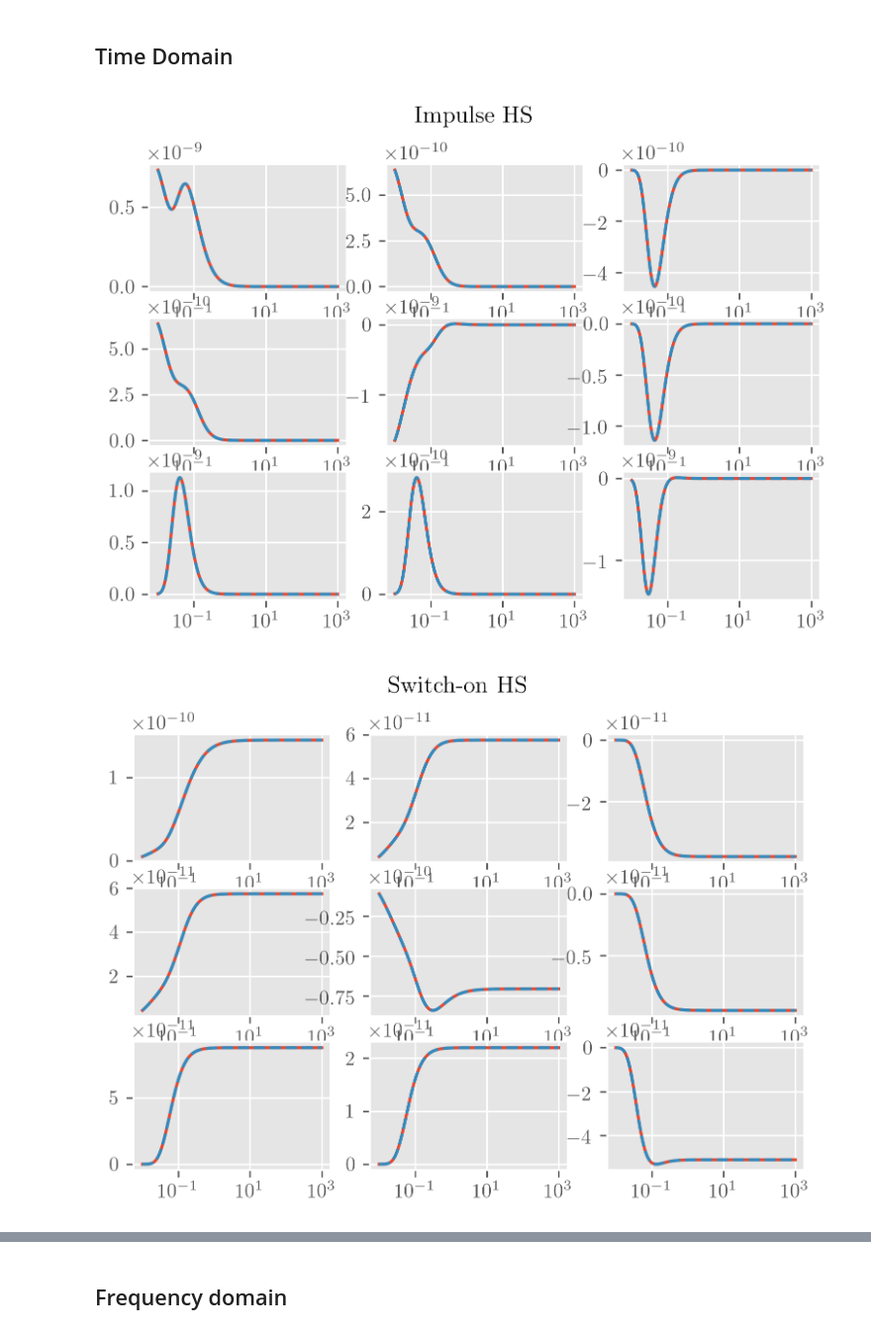
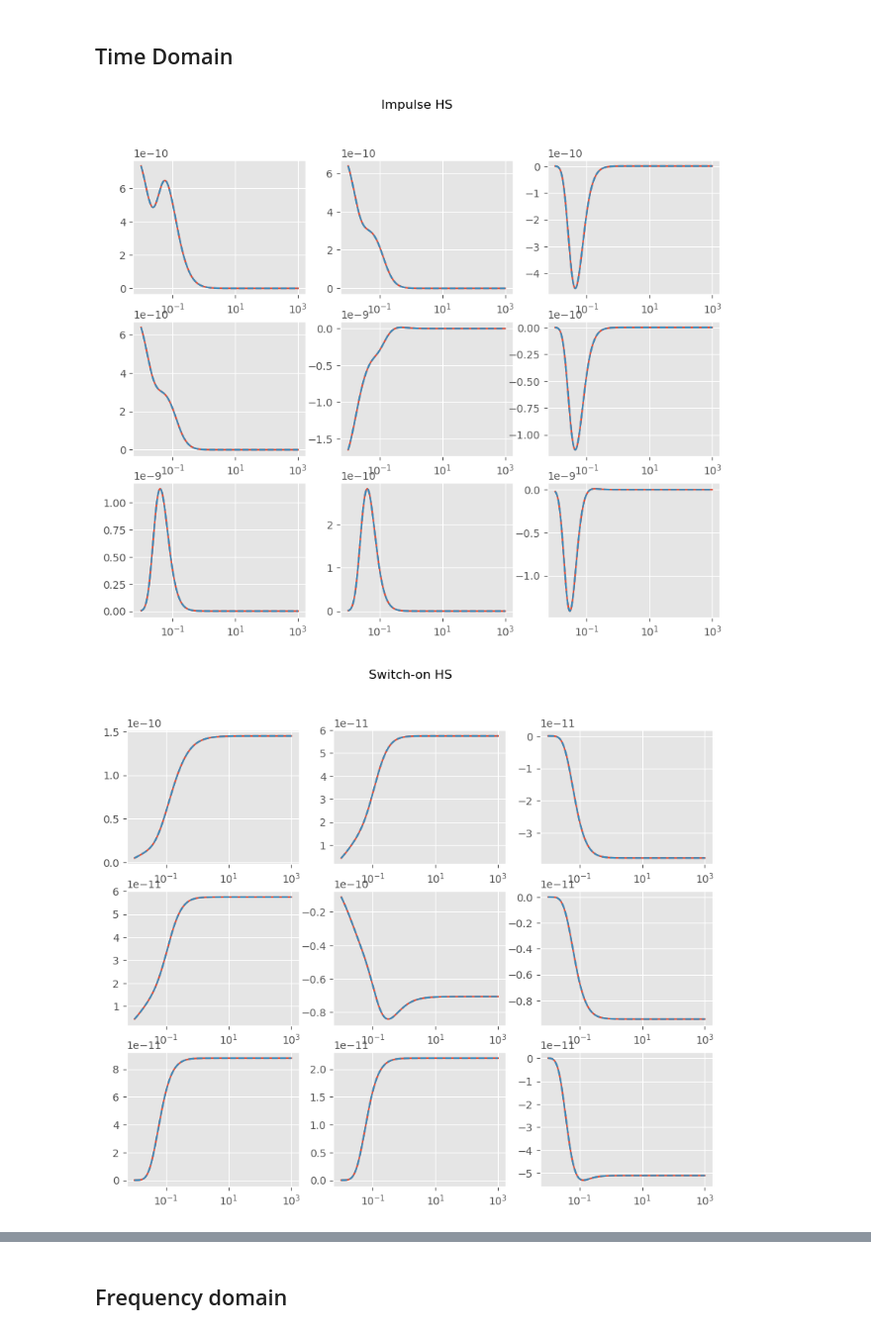
Before and after one commit to emsig/empymod-examples, a Jupyter notebook: 3b_Halfspace-Dipole_comparison.ipynb, the cells around one changed output, grey strips where cells are left out. Shown at 99% size. Cells and saved outputs as stored; diff of their text form; code cells hidden in the pictures.

```diff
--- a/3b_Halfspace-Dipole_comparison.ipynb
+++ b/3b_Halfspace-Dipole_comparison.ipynb
@@ -2,19 +2,3 @@
 # Comparison of half-space solutions (f- and t-domain)
 
 Comparing `analytical` with `dipole` for a half-space and a fullspace-solution, where `dipole` internally uses `kernel.fullspace` for the fullspace solution (`xdirect=True`), and `analytical` uses internally `kernel.halfspace`.
-# %%
-import numpy as np
-import matplotlib as mpl
-import matplotlib.pyplot as plt
-
-from empymod import dipole, analytical, utils
-
-# Style adjustments
-%matplotlib inline
-plt.style.use('ggplot')
-mpl.rcParams['figure.dpi'] = 300
-mpl.rcParams['savefig.dpi'] = 300
-mpl.rcParams['text.usetex'] = True
-mpl.rcParams['font.serif'] = 'Computer Modern Roman'
-mpl.rcParams['font.family'] = 'serif'
-mpl.rcParams['font.style'] = 'normal'
@@ -21,3 +10,8 @@ mpl.rcParams['font.style'] = 'normal'
+# %%
+# Style adjustments
+%matplotlib inline
+plt.style.use('ggplot')
+plt.rcParams['figure.dpi'] = 100
 # %% [markdown]
 ## Time Domain
 # %%
@@ -33,7 +27,7 @@ modHS = {'res': res, 'aniso': aniso}
 modFS = {'res': res[1], 'aniso': aniso[1]}
 # %%
 def plot_t(EM, HS, title, i):
-    plt.figure(title)
+    plt.figure(title, figsize=(10, 8))
     plt.subplot(i)
     plt.semilogx(t, EM)
     plt.semilogx(t, HS, '--')
@@ -64,32 +58,32 @@ for ab in [11, 12, 13, 21, 22, 23, 31, 32, 33]:
     # Impulse
     EM = dipole(**inpEM, **modFS, ab=ab, signal=0, depth=[])
     HS = analytical(**inpEM, **modFS, solution='dfs', ab=ab, signal=0)
     plot_t(EM, HS, 'Impulse FS', i)
 
     # Switch-on
     EM = dipole(**inpEM, **modFS, ab=ab, signal=1, depth=[])
     HS = analytical(**inpEM, **modFS, solution='dfs', ab=ab, signal=1)
     plot_t(EM, HS, 'Switch-on FS', i)
 
     # Switch-on
     EM = dipole(**inpEM, **modFS, ab=ab, signal=-1, depth=[])
     HS = analytical(**inpEM, **modFS, solution='dfs', ab=ab, signal=-1)
     plot_t(EM, HS, 'Switch-off FS', i)
 
 plt.figure('Impulse HS')
 plt.suptitle('Impulse HS')
 plt.figure('Switch-on HS')
 plt.suptitle('Switch-on HS')
 plt.figure('Switch-off HS')
 plt.suptitle('Switch-off HS')
 plt.figure('Impulse FS')
 plt.suptitle('Impulse FS')
 plt.figure('Switch-on FS')
 plt.suptitle('Switch-on FS')
 plt.figure('Switch-off FS')
 plt.suptitle('Switch-off FS')
 
 plt.show()
 # %% [output]
-[figure, old version]
+[figure, new version]
-[figure, old version]
+[figure, new version]
```
Also changed, not shown: parts of 4 cells of this notebook, 10 other files.
